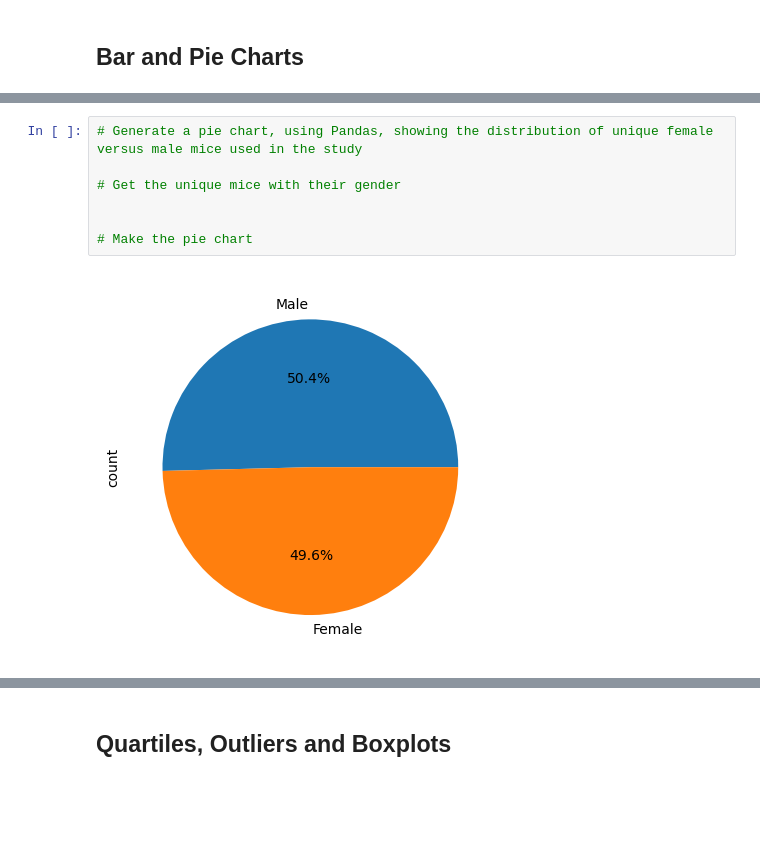
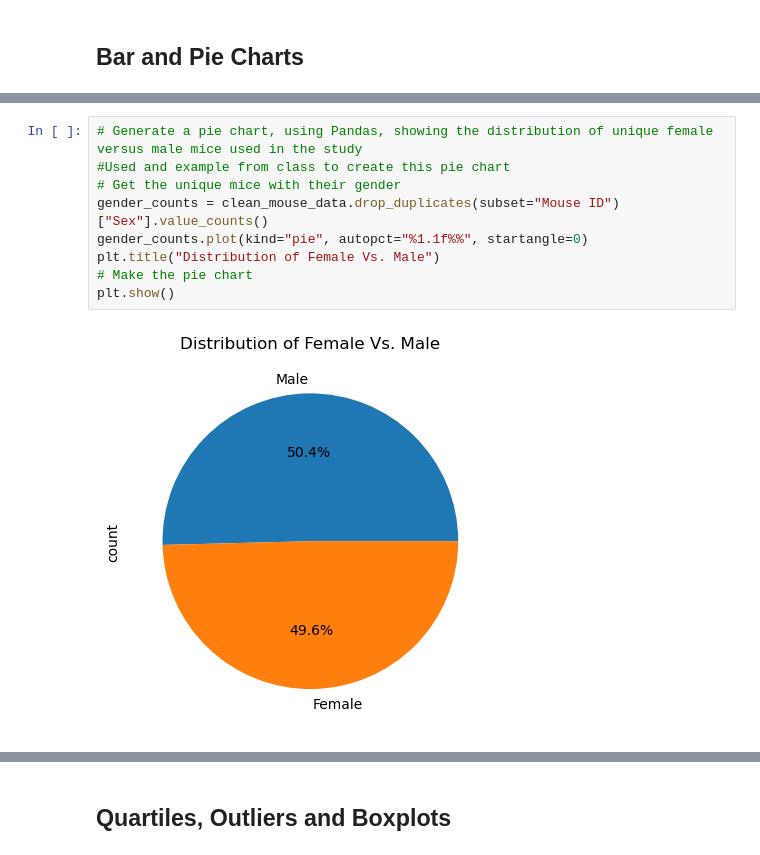
Before and after one commit to jmatts2307/matplotlib-Challenge, a Jupyter notebook: pymaceuticals_starter.ipynb, the cells around one changed output, grey strips where cells are left out. Saved outputs shown, nothing was run; the diff lists cells and outputs as text; blank space fills up the shorter version.

Commit message:
Finishing some graphs

```diff
--- a/pymaceuticals_starter.ipynb
+++ b/pymaceuticals_starter.ipynb
@@ -163,11 +184,13 @@ summary_statistic_agg
 # %%
 # Generate a pie chart, using Pandas, showing the distribution of unique female versus male mice used in the study
-
+#Used and example from class to create this pie chart
 # Get the unique mice with their gender
-
-
+gender_counts = clean_mouse_data.drop_duplicates(subset="Mouse ID")["Sex"].value_counts()
+gender_counts.plot(kind="pie", autopct="%1.1f%%", startangle=0)
+plt.title("Distribution of Female Vs. Male")
 # Make the pie chart
+plt.show()
 # %% [output]
-[figure, old version]
+[figure, new version]
 # %%
 # Generate a pie chart, using pyplot, showing the distribution of unique female versus male mice used in the study
```
Also changed, not shown: parts of 14 cells of this notebook.
